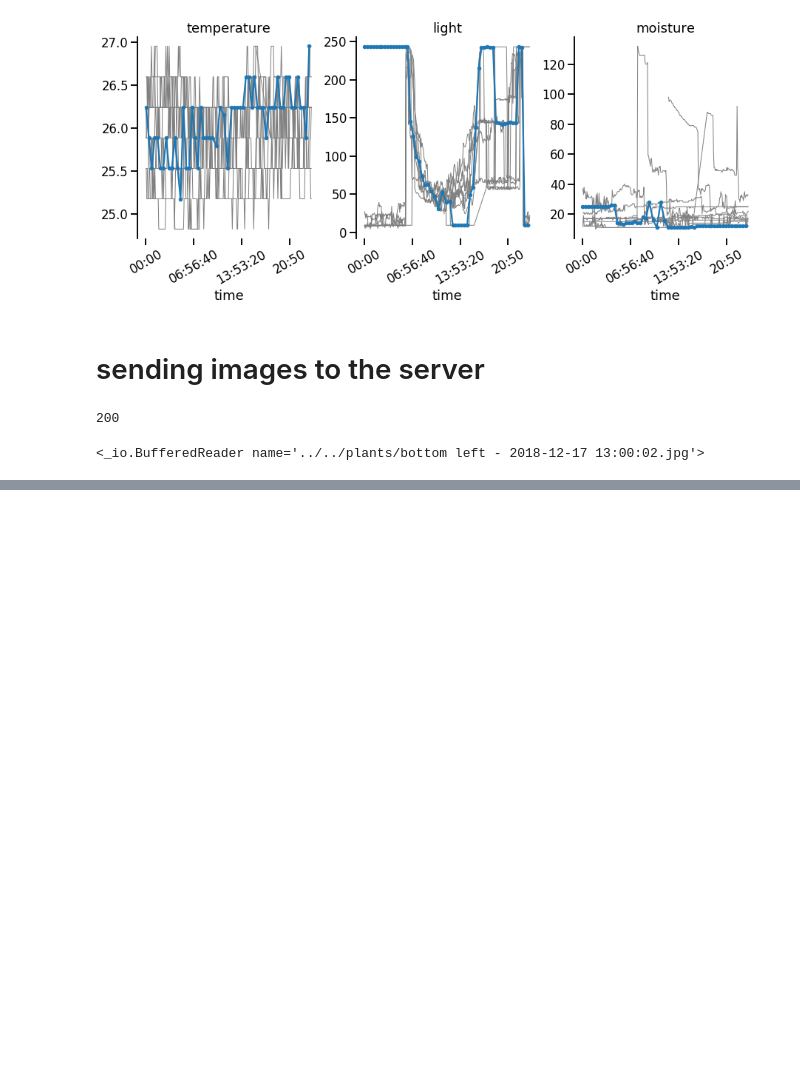
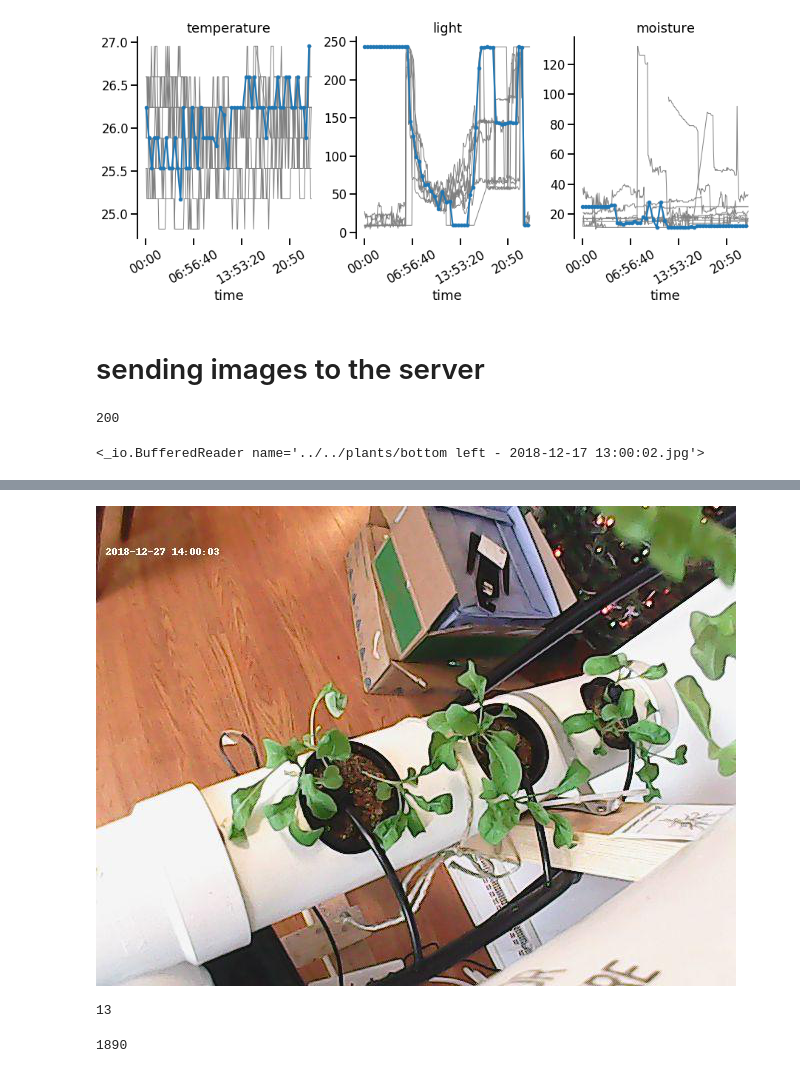
Before and after one commit to seanluciotolentino/hydrofarm, a Jupyter notebook: notebooks/Science.ipynb, the cells around one changed output, grey strips where cells are left out. Saved outputs shown, nothing was run; the diff lists cells and outputs as text; code cells hidden in the pictures; blank space fills up the shorter version.

```diff
--- a/notebooks/Science.ipynb
+++ b/notebooks/Science.ipynb
@@ -254,0 +265,14 @@ reset()
+# %%
+last = Image.open(open('%s%s'%(path, quad_recent[2][-1]), 'rb'))
+last
+# %% [output]
+[figure, added]
+# %%
+count_green = lambda pic: len([pixel for pixel in list(pic.getdata()) if pixel[0]<175 and pixel[1]>200 and pixel[2]<175])
+count_green(first)
+# %% [output]
+13
+# %%
+count_green(last)
+# %% [output]
+1890
```
Also changed, not shown: parts of 37 cells of this notebook, 2 other files.
